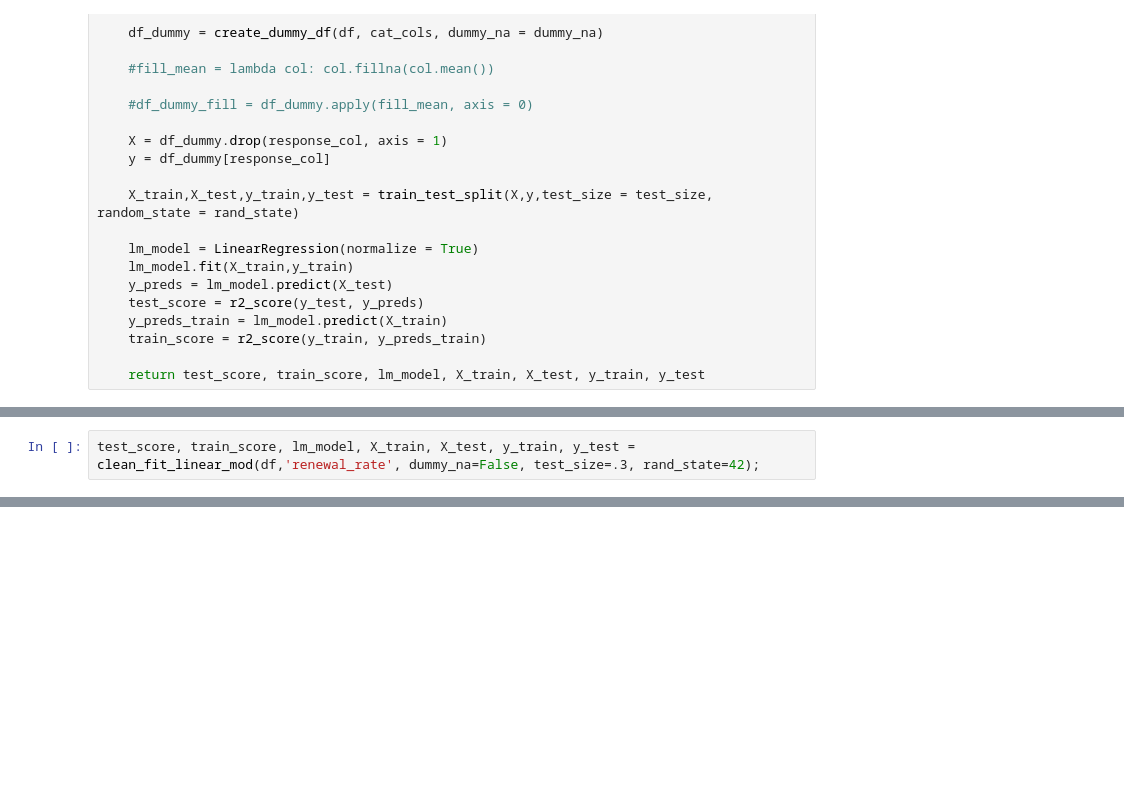
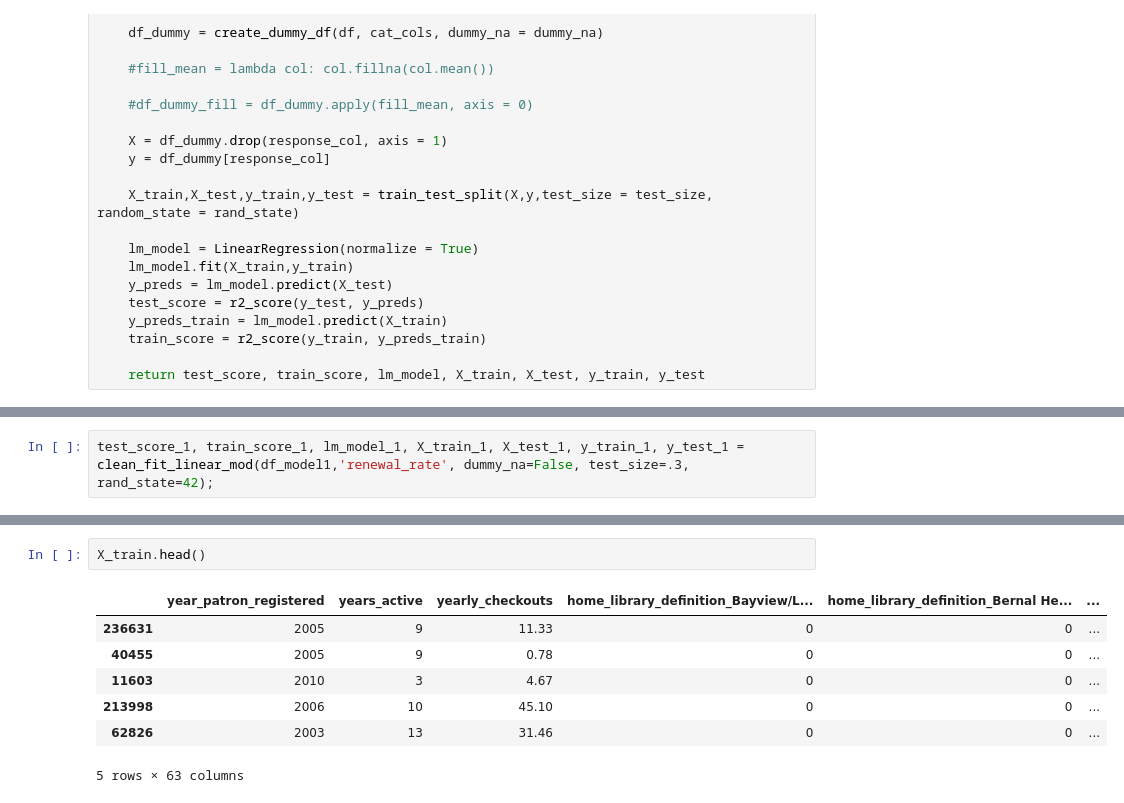
Before and after one commit to arispeaks/SFLibrary, a Jupyter notebook: SF_Library_Project.ipynb, the cells around one changed output, grey strips where cells are left out. Saved outputs shown, nothing was run; the diff lists cells and outputs as text; blank space fills up the shorter version.

```diff
--- a/SF_Library_Project.ipynb
+++ b/SF_Library_Project.ipynb
@@ -370,2 +385,2 @@ def clean_fit_linear_mod(df,response_col, dummy_na, test_size=.3, rand_state=42)
 # %%
-test_score, train_score, lm_model, X_train, X_test, y_train, y_test = clean_fit_linear_mod(df,'renewal_rate', dummy_na=False, test_size=.3, rand_state=42);
+test_score_1, train_score_1, lm_model_1, X_train_1, X_test_1, y_train_1, y_test_1 = clean_fit_linear_mod(df_model1,'renewal_rate', dummy_na=False, test_size=.3, rand_state=42);
@@ -383,0 +421,10 @@ test_score,train_score
+# %%
+X_train.head()
+# %% [output]
+|  | year_patron_registered | years_active | yearly_checkouts | home_library_definition_Bayview/L... | home_library_definition_Bernal He... | ... |
+| 236631 | 2005 | 9 | 11.33 | 0 | 0 | ... |
+| 40455 | 2005 | 9 | 0.78 | 0 | 0 | ... |
+| 11603 | 2010 | 3 | 4.67 | 0 | 0 | ... |
+| 213998 | 2006 | 10 | 45.10 | 0 | 0 | ... |
+| 62826 | 2003 | 13 | 31.46 | 0 | 0 | ... |
+5 rows × 63 columns
```
Also changed, not shown: parts of 27 cells of this notebook.
